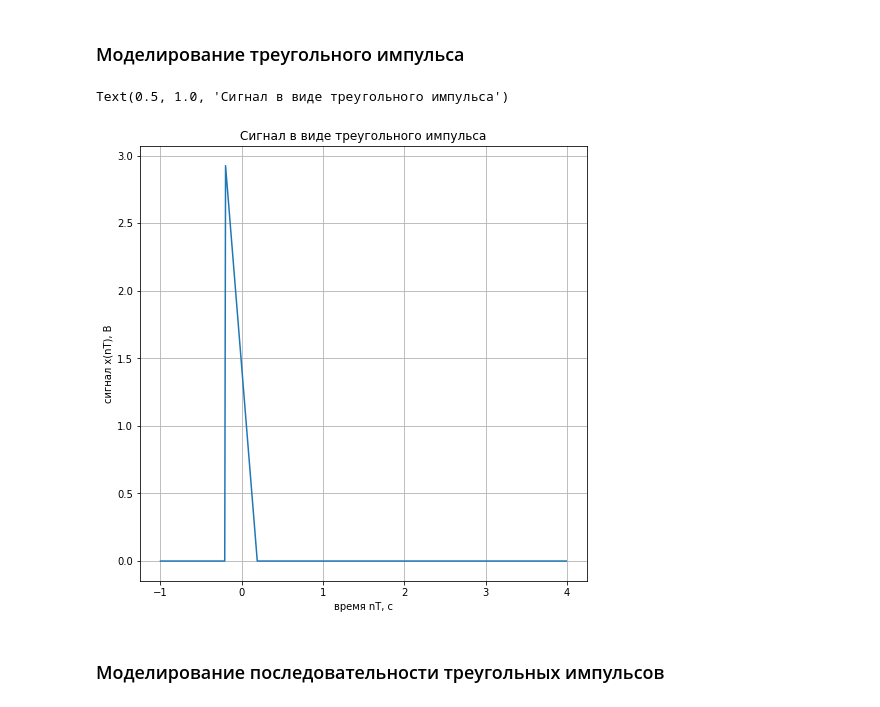
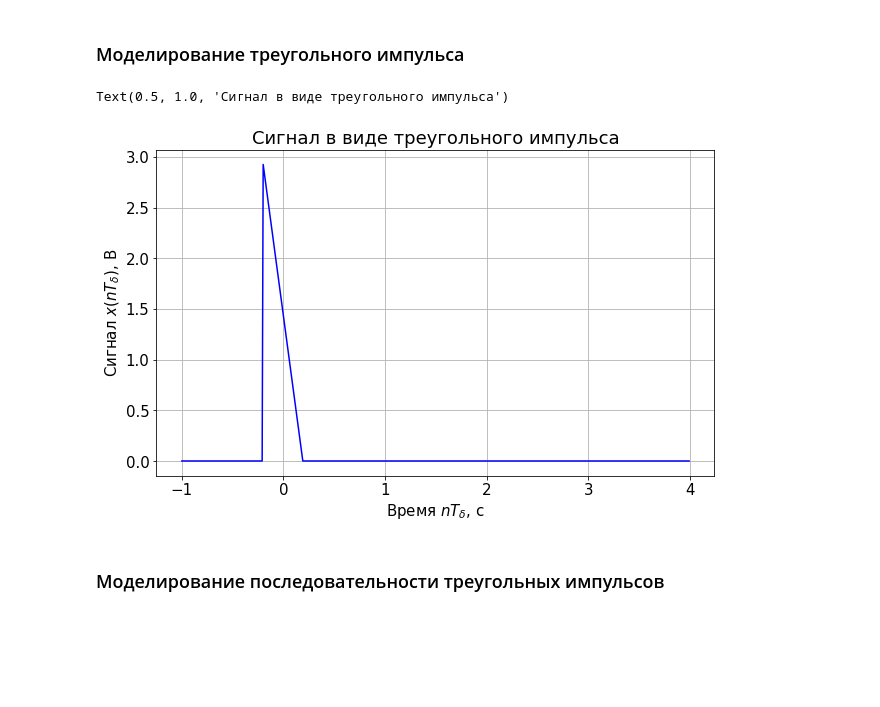
Before and after one commit to SakuraOneLove/DSP-2020, a Jupyter notebook: Lab_2.ipynb, the cells around one changed output. Cells and saved outputs as stored; diff of their text form; code cells hidden in the pictures; blank space fills up the shorter version.

Commit message:
Add files via upload
Изменен внешний вид графиков. Осталась проблема с последними 2-мя графиками

```diff
--- a/Lab_2.ipynb
+++ b/Lab_2.ipynb
@@ -13,7 +13,9 @@ from scipy.signal import periodogram
 #делаем так, что бы графики отображались сразу после построения
 # %%
 from pylab import rcParams
-rcParams['figure.figsize'] = 8, 8 # настраиваем параметры отображения графика
+rcParams['figure.figsize'] = 10, 6 # настраиваем параметры отображения графика
+fontSize=15 # Размер шрифта графиков
+rcParams.update({'font.size': fontSize})
 # %%
 A0=2; # Постоянная составляющая сигнала
 A=3; # Амплитуда сигнала
@@ -34,14 +36,14 @@ for i in range(len(y)): # заполнения массива значений y
         y[i] = 3-3*cnt/40 # b - a деленное на длину отрезка деленную на шаг
 # %%
 fig, ax  = plt.subplots() # создаем холст
-ax.plot(x,y) # отрисовываем график
+ax.plot(x,y, color='b') # отрисовываем график
 ax.grid() # отображаем сетку на графике
-ax.set_xlabel('время nT, с') # подписываем оси
-ax.set_ylabel('сигнал х(nT), B')
+ax.set_xlabel('Время $nT_\delta$, с') # подписываем оси
+ax.set_ylabel('Сигнал $х(nT_\delta)$, B')
 ax.set_title('Сигнал в виде треугольного импульса')
 # %% [output]
 Text(0.5, 1.0, 'Сигнал в виде треугольного импульса')
-[figure, old version]
+[figure, new version]
 # %% [markdown]
 ### Моделирование последовательности треугольных импульсов
 # %%
```
Also changed, not shown: parts of 12 cells of this notebook.
